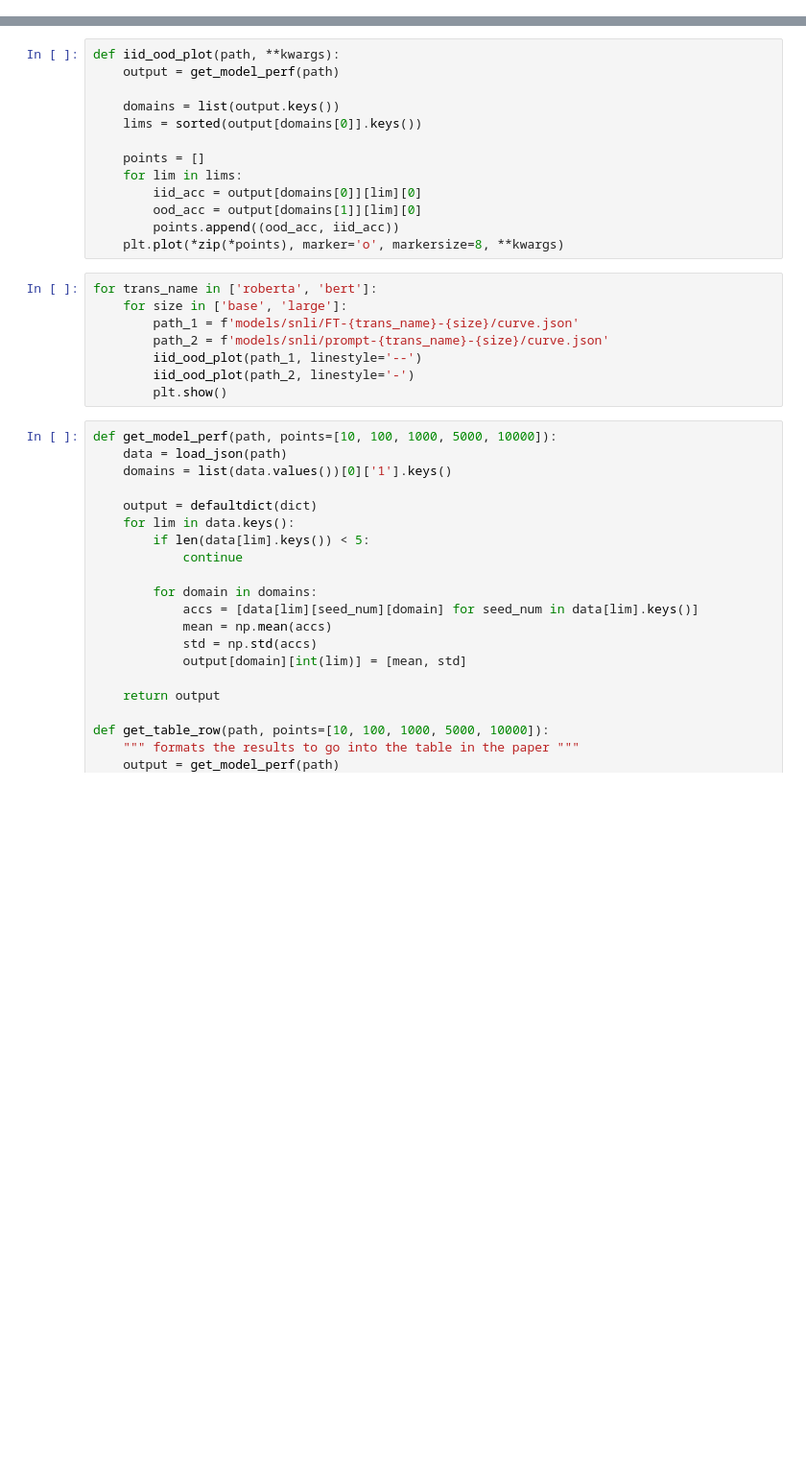
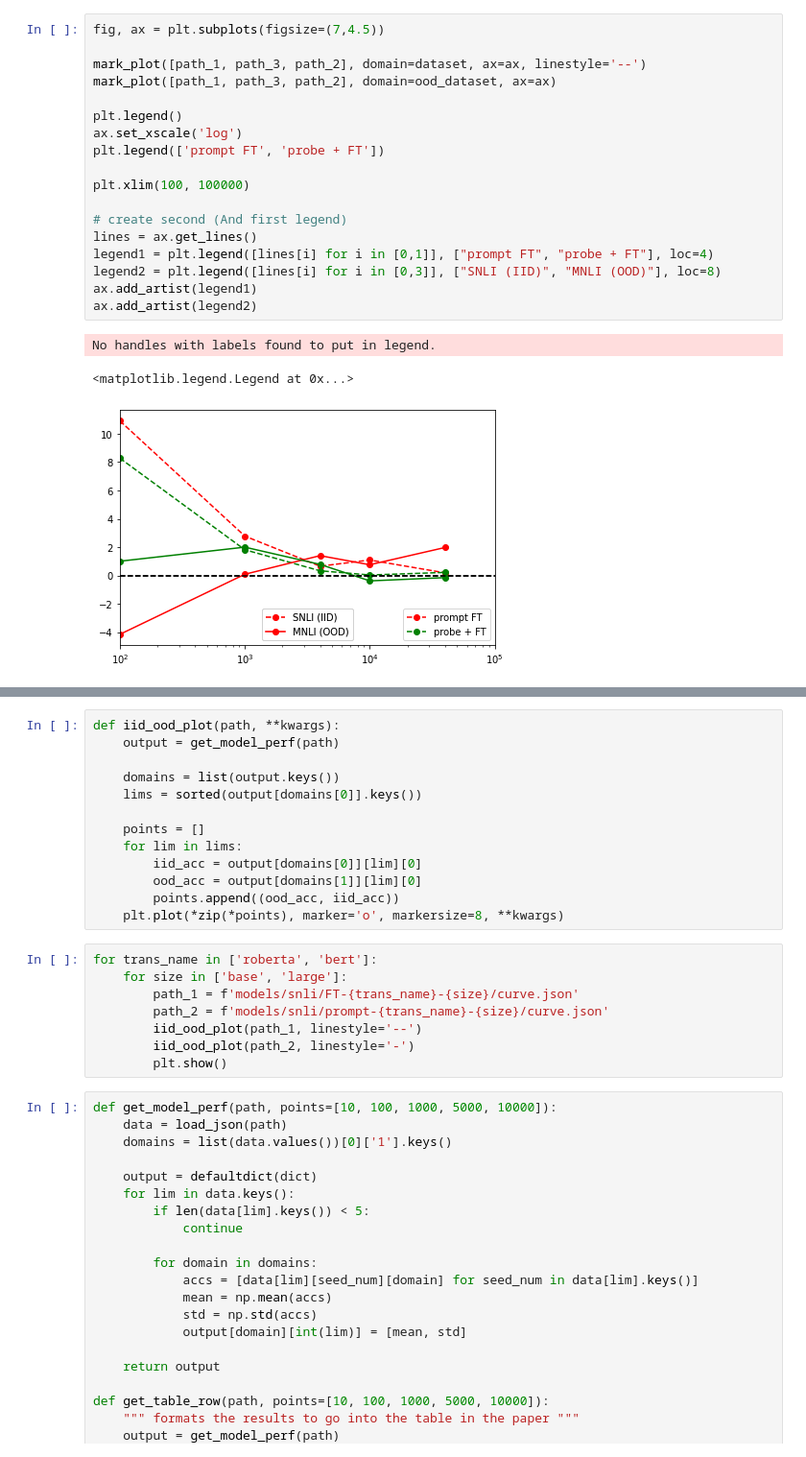
Before and after one commit to rainavyas/prompt-based-finetuning, a Jupyter notebook: experiments/data_curves/plot_results.ipynb, the cells around one changed output, grey strips where cells are left out. Shown at 96% size. Saved outputs shown, nothing was run; the diff lists cells and outputs as text; blank space fills up the shorter version.

```diff
--- a/experiments/data_curves/plot_results.ipynb
+++ b/experiments/data_curves/plot_results.ipynb
@@ -134,0 +165,22 @@ FileNotFoundError: [Errno 2] No such file or directory: 'models/sst/freeze-rober
+# %%
+fig, ax = plt.subplots(figsize=(7,4.5))
+
+mark_plot([path_1, path_3, path_2], domain=dataset, ax=ax, linestyle='--')
+mark_plot([path_1, path_3, path_2], domain=ood_dataset, ax=ax)
+
+plt.legend()
+ax.set_xscale('log')
+plt.legend(['prompt FT', 'probe + FT'])
+
+plt.xlim(100, 100000)
+
+# create second (And first legend)
+lines = ax.get_lines()
+legend1 = plt.legend([lines[i] for i in [0,1]], ["prompt FT", "probe + FT"], loc=4)
+legend2 = plt.legend([lines[i] for i in [0,3]], ["SNLI (IID)", "MNLI (OOD)"], loc=8)
+ax.add_artist(legend1)
+ax.add_artist(legend2)
+# %% [output]
+No handles with labels found to put in legend.
+<matplotlib.legend.Legend at 0x...>
+[figure, added]
```
Also changed, not shown: parts of 10 cells of this notebook, 6 other files.
